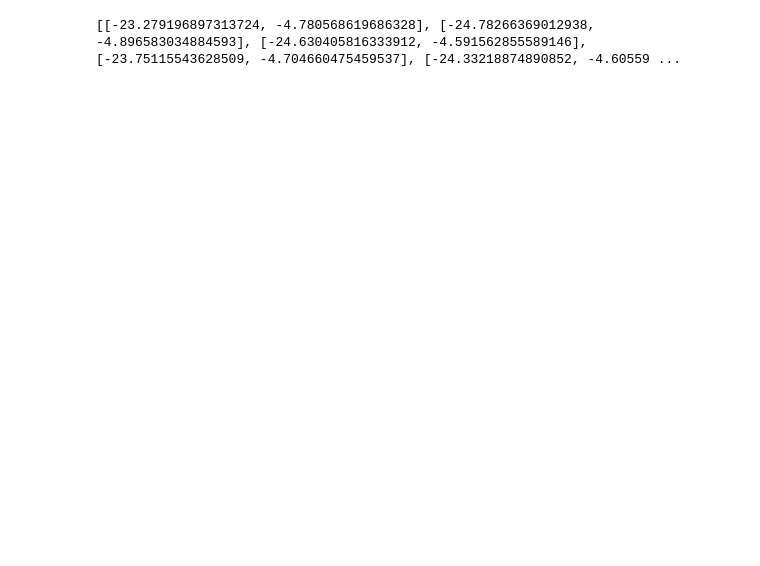
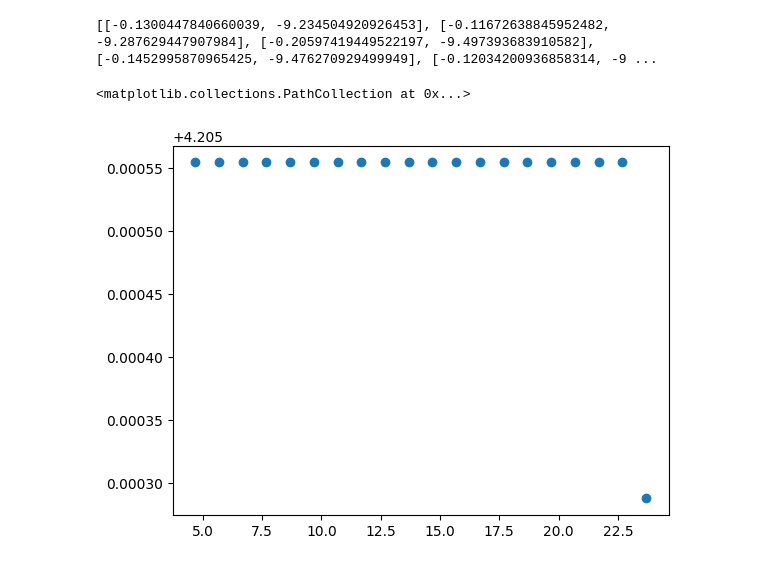
Before and after one commit to guruprerana/dirl, a Jupyter notebook: 9rooms_conf_pred_counterexample_experiments.ipynb, the cells around one changed output. Saved outputs shown, nothing was run; the diff lists cells and outputs as text; code cells hidden in the pictures; blank space fills up the shorter version.

```diff
--- a/9rooms_conf_pred_counterexample_experiments.ipynb
+++ b/9rooms_conf_pred_counterexample_experiments.ipynb
@@ -1,5 +1,5 @@
 # %%
-num_iters = 300
+num_iters = 4000
 env_num = 5
 spec_num = 0
 use_gpu = True
@@ -195,4 +242,24 @@ path 2 success prob 0.993
 # %%
-print(trajectories_scores2)
+print(trajectories_scores1)
 # %% [output]
-[[-23.279196897313724, -4.780568619686328], [-24.78266369012938, -4.896583034884593], [-24.630405816333912, -4.591562855589146], [-23.75115543628509, -4.704660475459537], [-24.33218874890852, -4.60559 ...
+[[-0.1300447840660039, -9.234504920926453], [-0.11672638845952482, -9.287629447907984], [-0.20597419449522197, -9.497393683910582], [-0.1452995870965425, -9.476270929499949], [-0.12034200936858314, -9 ...
+# %%
+import matplotlib.pyplot as plt
+import numpy as np
+
+pp = cum_reward_score_graph.path_policies.get_vertex_path_policy([0])
+sarss = get_rollout(
+    pp.reach_envs[2],
+    pp.policies[2],
+    False,
+    init_state=None
+)
+states = [state for state, _, _, _ in sarss] + [sarss[-1][-1]]
+x_coords = [state[0] for state in states]
+y_coords = [state[1] for state in states]
+
+# Plot the points
+plt.scatter(y_coords, x_coords)
+# %% [output]
+<matplotlib.collections.PathCollection at 0x...>
+[figure, added]
```
Also changed, not shown: parts of 3 cells of this notebook, 4 other files.
